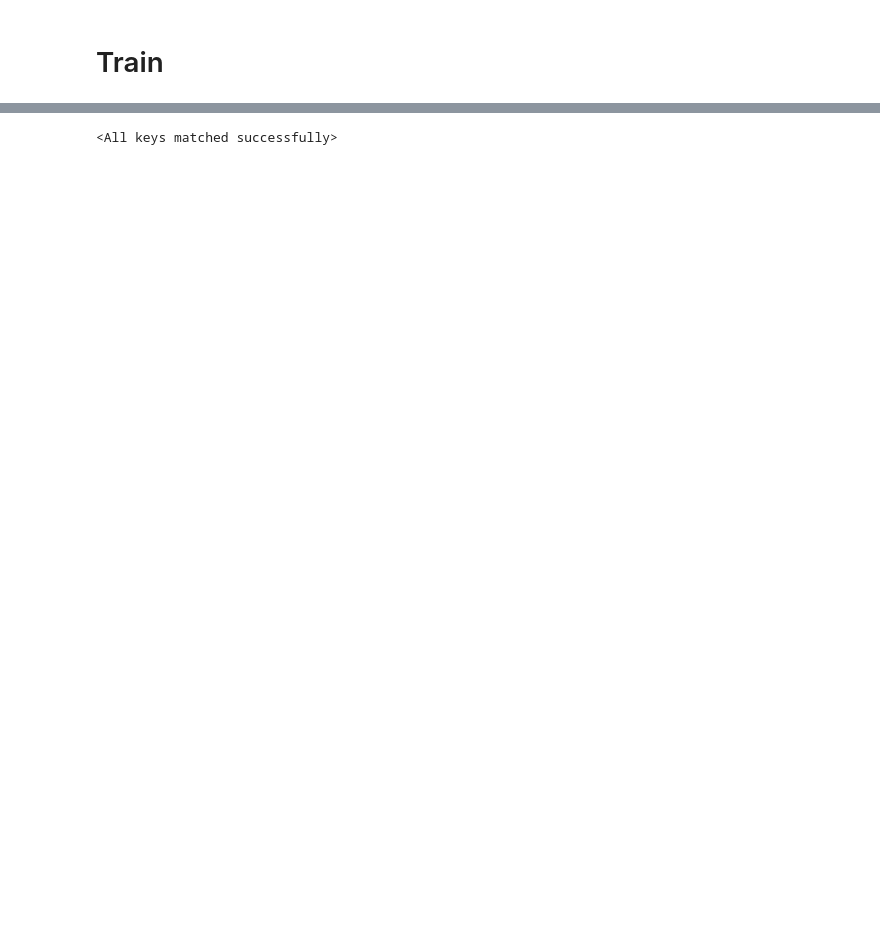
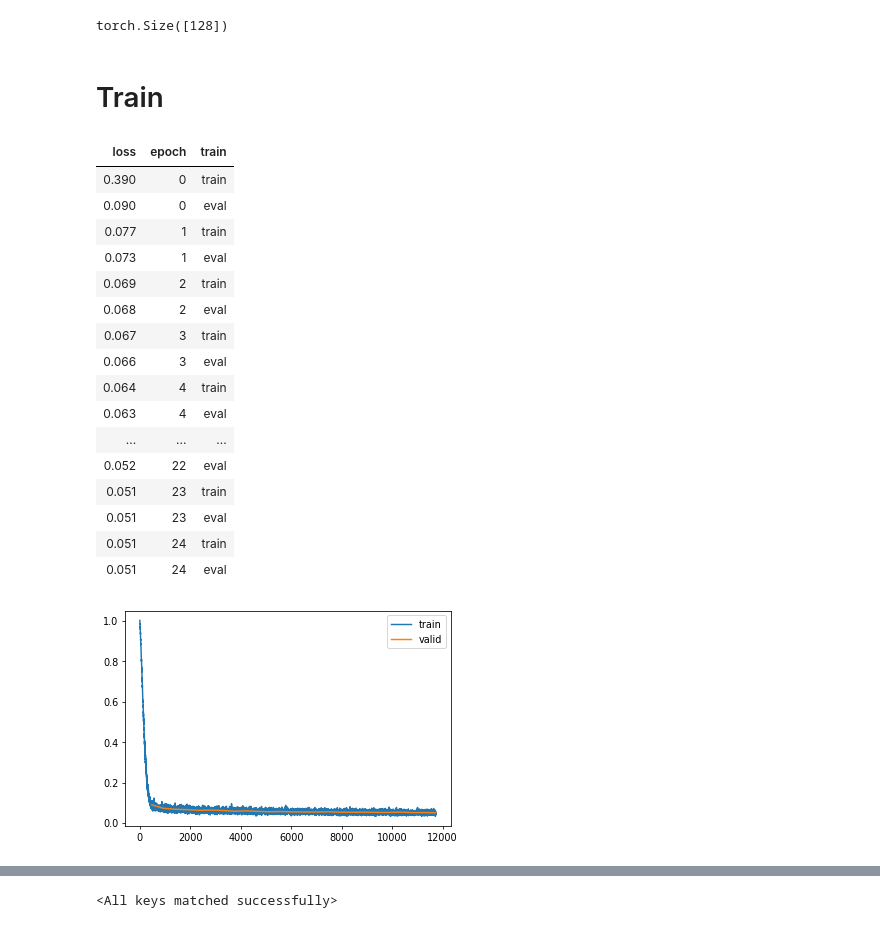
Before and after one commit to 11carlesnavarro/mini-diffusers, a Jupyter notebook: ntbs/Untitled.ipynb, the cells around one changed output, grey strips where cells are left out. Drawn from its saved outputs; the diff is of its cells as text; code cells hidden in the pictures; blank space fills up the shorter version.

Commit message:
unet

```diff
--- a/ntbs/Untitled.ipynb
+++ b/ntbs/Untitled.ipynb
@@ -37,6 +38,10 @@ dls = DataLoaders(dl_ddpm(tds['train'], bs=bs), dl_ddpm(tds['test'], bs=bs))
 # %%
 dl = dls.train
 (xt,t),eps = b = next(iter(dl))
+# %%
+t.shape
+# %% [output]
+torch.Size([128])
 # %% [markdown]
 # Train
 # %%
@@ -59,9 +63,37 @@ sched = partial(lr_scheduler.OneCycleLR, max_lr=lr, total_steps=tmax)
 
 cbs = [DeviceCB(), ProgressCB(plot=True), MetricsCB(), BatchSchedCB(sched), MixedPrecision()]
 
-model = EmbUNetModel(in_channels=1, out_channels=1, nfs=(32,64,128,256), num_layers=2)
+model = UNetModel(image_size=(32,32),
+                   in_channels=1,
+                   model_channels=32,
+                   out_channels=1,
+                   num_res_blocks=2,
+                   attention_resolutions=(2,4,8),
+                   use_scale_shift_norm=True,
+                  )
 
 learn = Learner(model, dls, nn.MSELoss(), lr=lr, cbs=cbs, opt_func=opt_func)
+# %%
+learn.fit(epochs)
+# %% [output]
+| loss | epoch | train |
+| 0.390 | 0 | train |
+| 0.090 | 0 | eval |
+| 0.077 | 1 | train |
+| 0.073 | 1 | eval |
+| 0.069 | 2 | train |
+| 0.068 | 2 | eval |
+| 0.067 | 3 | train |
+| 0.066 | 3 | eval |
+| 0.064 | 4 | train |
+| 0.063 | 4 | eval |
+| ... | ... | ... |
+| 0.052 | 22 | eval |
+| 0.051 | 23 | train |
+| 0.051 | 23 | eval |
+| 0.051 | 24 | train |
+| 0.051 | 24 | eval |
+[figure, added]
 # %%
 learn.fit(epochs)
 # %% [output]
```
Also changed, not shown: parts of 10 cells of this notebook, 4 other files.
